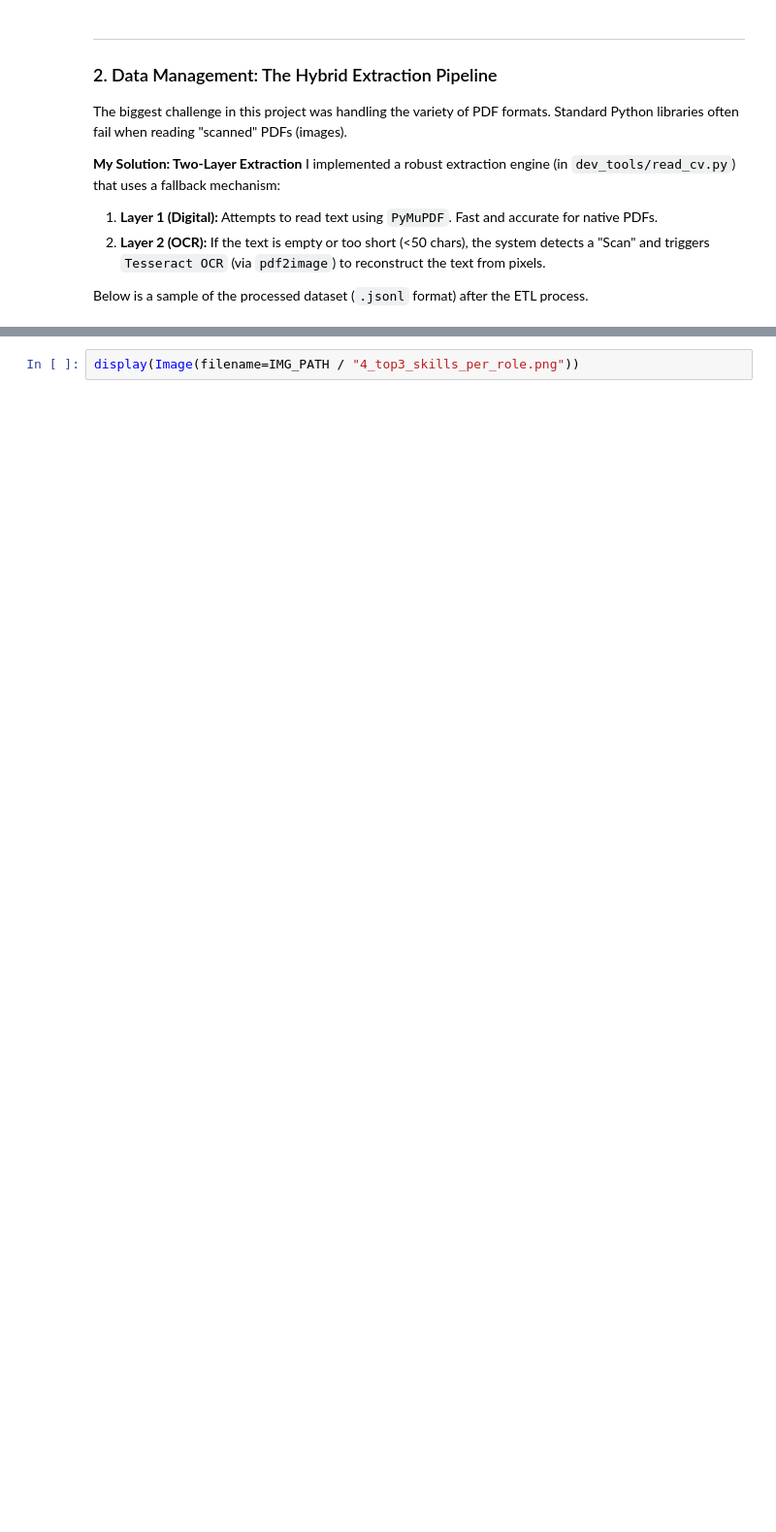
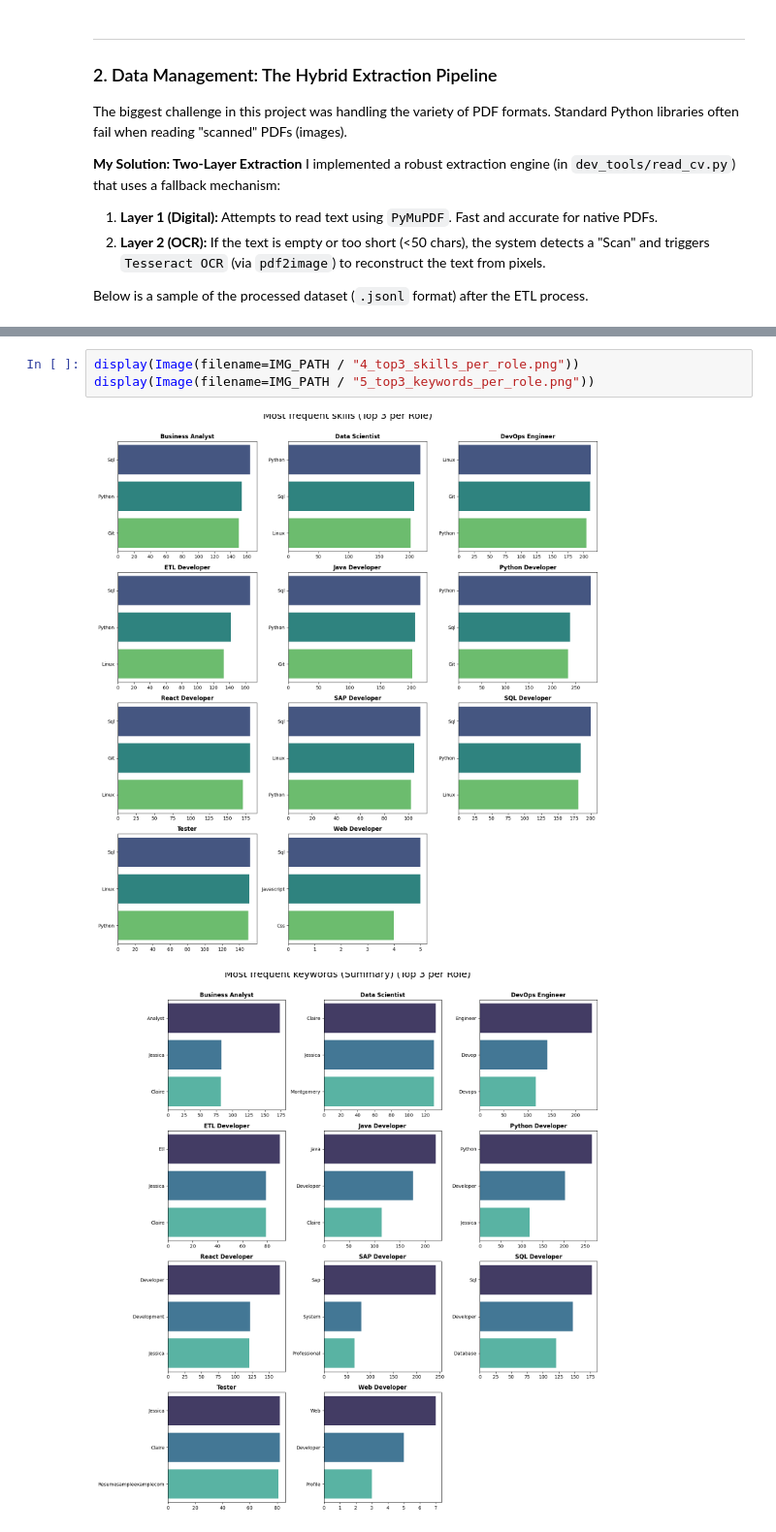
Before and after one commit to dominika-piechota/CV-parser-using-NLP, a Jupyter notebook: project_report.ipynb, the cells around one changed output, grey strips where cells are left out. Shown at 97% size. Cells and saved outputs as stored; diff of their text form; blank space fills up the shorter version.

```diff
--- a/project_report.ipynb
+++ b/project_report.ipynb
@@ -83,5 +98,9 @@ To validate that our NLP extraction works correctly, we extracted the top 3 most
 # %%
 display(Image(filename=IMG_PATH / "4_top3_skills_per_role.png"))
+display(Image(filename=IMG_PATH / "5_top3_keywords_per_role.png"))
+# %% [output]
+[figure, added]
+[figure, added]
 # %% [markdown]
 ---
 ### 4. Methodology: NLP & Machine Learning
```
Also changed, not shown: parts of 9 cells of this notebook.
